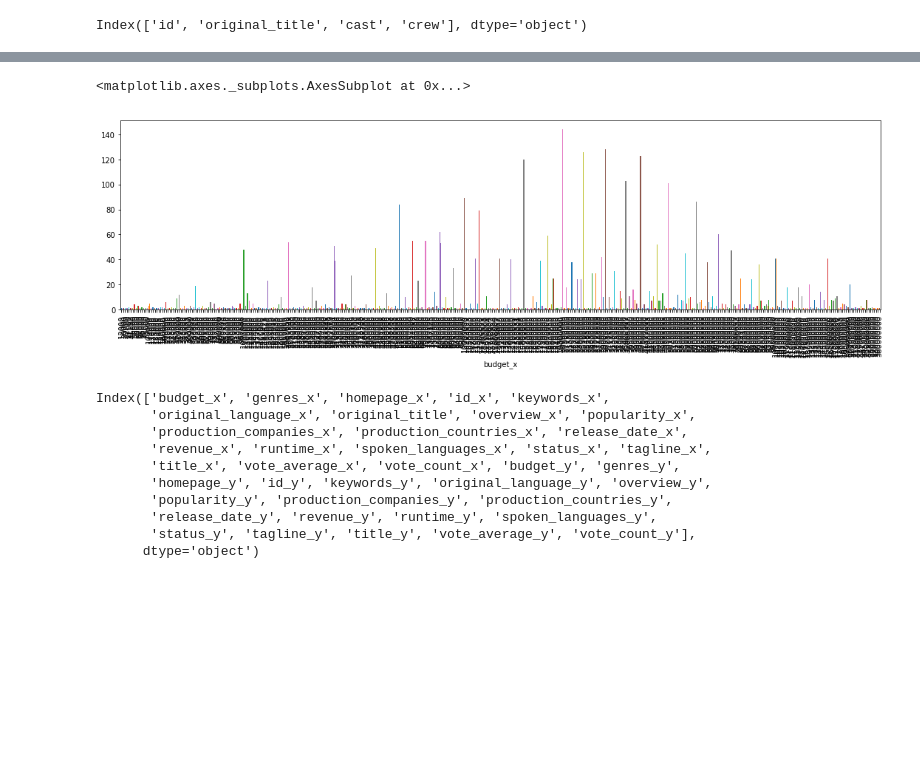
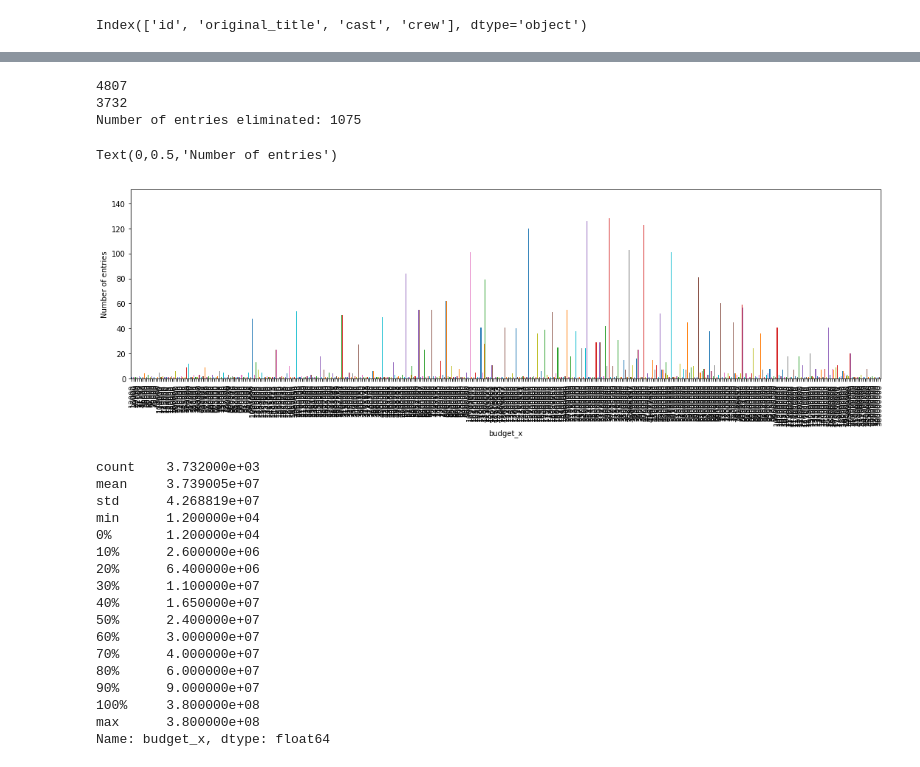
Before and after one commit to amitschechter/movie-posters, a Jupyter notebook: Data_Stats.ipynb, the cells around one changed output, grey strips where cells are left out. Drawn from its saved outputs; the diff is of its cells as text; code cells hidden in the pictures; blank space fills up the shorter version.

```diff
--- a/Data_Stats.ipynb
+++ b/Data_Stats.ipynb
@@ -66,5 +32,0 @@ df_budget = df_dropped_minBudgets.groupby(['budget_x']).count()
-# %%
-df_budget.plot(kind='bar', legend=False, figsize=(15,5))
-# %% [output]
-<matplotlib.axes._subplots.AxesSubplot at 0x...>
-[figure, removed]
@@ -73,16 +33,53 @@ df_dropped_minBudgets = df_dropped_minBudgets.sort_values(by=['budget_x'])
-# %%
-df_dropped_minBudgets.columns
-# %% [output]
-Index(['budget_x', 'genres_x', 'homepage_x', 'id_x', 'keywords_x',
-       'original_language_x', 'original_title', 'overview_x', 'popularity_x',
-       'production_companies_x', 'production_countries_x', 'release_date_x',
-       'revenue_x', 'runtime_x', 'spoken_languages_x', 'status_x', 'tagline_x',
-       'title_x', 'vote_average_x', 'vote_count_x', 'budget_y', 'genres_y',
-       'homepage_y', 'id_y', 'keywords_y', 'original_language_y', 'overview_y',
-       'popularity_y', 'production_companies_y', 'production_countries_y',
-       'release_date_y', 'revenue_y', 'runtime_y', 'spoken_languages_y',
-       'status_y', 'tagline_y', 'title_y', 'vote_average_y', 'vote_count_y'],
-      dtype='object')
+# %%
+#elimate the entries below minBudget. We don't know if the $0 budgets are missing values or mistakes,
+#so for now we're leaving them out
+
+minBudget = 10000
+
+df_dropped_minBudgets = df_merged.loc[df_merged['budget_x'] > minBudget]
+
+print(len(df_merged))
+print(len(df_dropped_minBudgets))
+print('Number of entries eliminated: %s' % (len(df_merged)-len(df_dropped_minBudgets)))
+# %% [output]
+4807
+3732
+Number of entries eliminated: 1075
+# %%
+#the following is to visualize the distribution of the budget values
+
+
+#to visualize
+df_budget = df_dropped_minBudgets.groupby(['budget_x']).count()
+df_budget.plot(kind='bar', legend=False, figsize=(15,5))
+plt.ylabel('Number of entries')
+# %% [output]
+Text(0,0.5,'Number of entries')
+[figure, added]
 # %%
+#to get statistics about the budget values
+
+df_dropped_minBudgets = df_dropped_minBudgets.sort_values(by=['budget_x'])
+
 percentiles = [0, 0.1, 0.2, 0.3, 0.4, 0.5, 0.6, 0.7, 0.8, 0.9, 1.0]
 descriptives = df_dropped_minBudgets.budget_x.describe(percentiles=percentiles)
+
+descriptives
+# %% [output]
+count    3.732000e+03
+mean     3.739005e+07
+std      4.268819e+07
+min      1.200000e+04
+0%       1.200000e+04
+10%      2.600000e+06
+20%      6.400000e+06
+30%      1.100000e+07
+40%      1.650000e+07
+50%      2.400000e+07
+60%      3.000000e+07
+70%      4.000000e+07
+80%      6.000000e+07
+90%      9.000000e+07
+100%     3.800000e+08
+max      3.800000e+08
+Name: budget_x, dtype: float64
```
Also changed, not shown: parts of 27 cells of this notebook.
